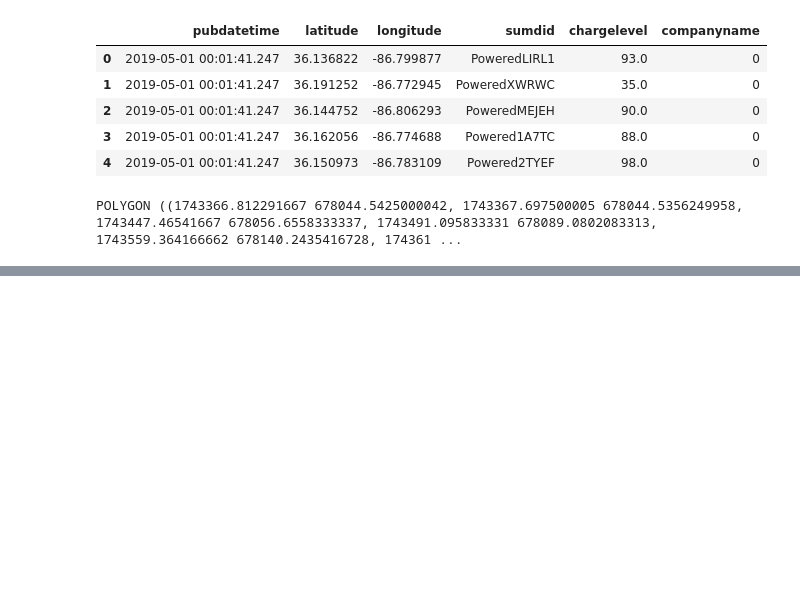
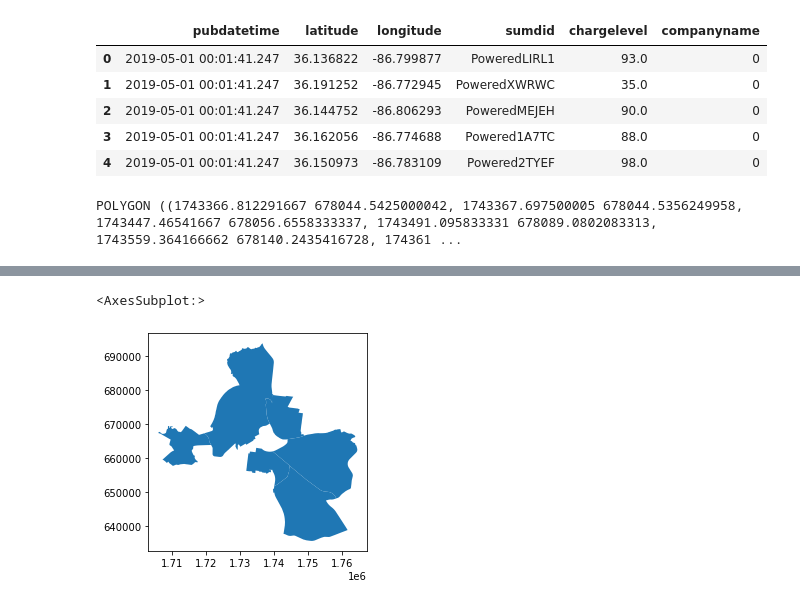
Before and after one commit to derektprice/mapping_scooters_nashville_python, a Jupyter notebook: notebooks/may2.ipynb, the cells around one changed output, grey strips where cells are left out. Saved outputs shown, nothing was run; the diff lists cells and outputs as text; code cells hidden in the pictures; blank space fills up the shorter version.

```diff
--- a/notebooks/may2.ipynb
+++ b/notebooks/may2.ipynb
@@ -65,0 +95,5 @@ POLYGON ((1743366.812291667 678044.5425000042, 1743367.697500005 678044.53562499
+# %%
+promise_zones.plot()
+# %% [output]
+<AxesSubplot:>
+[figure, added]
```
Also changed, not shown: parts of 18 cells of this notebook.
